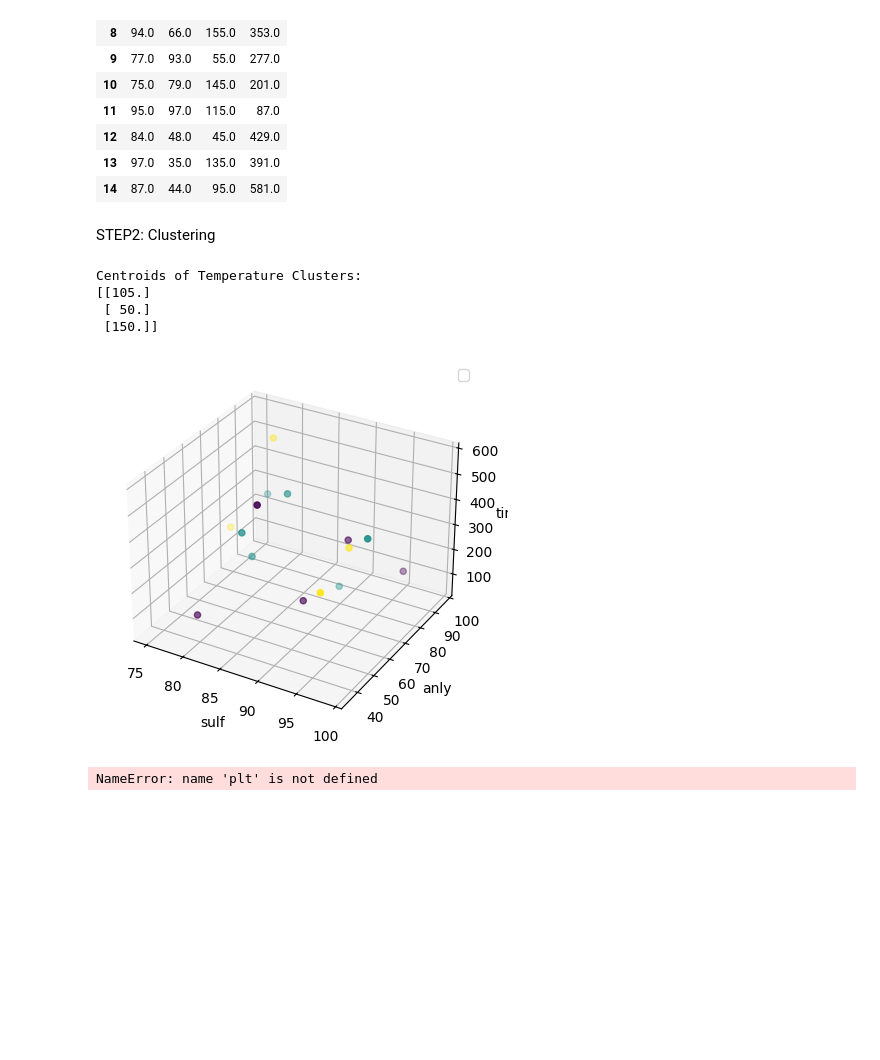
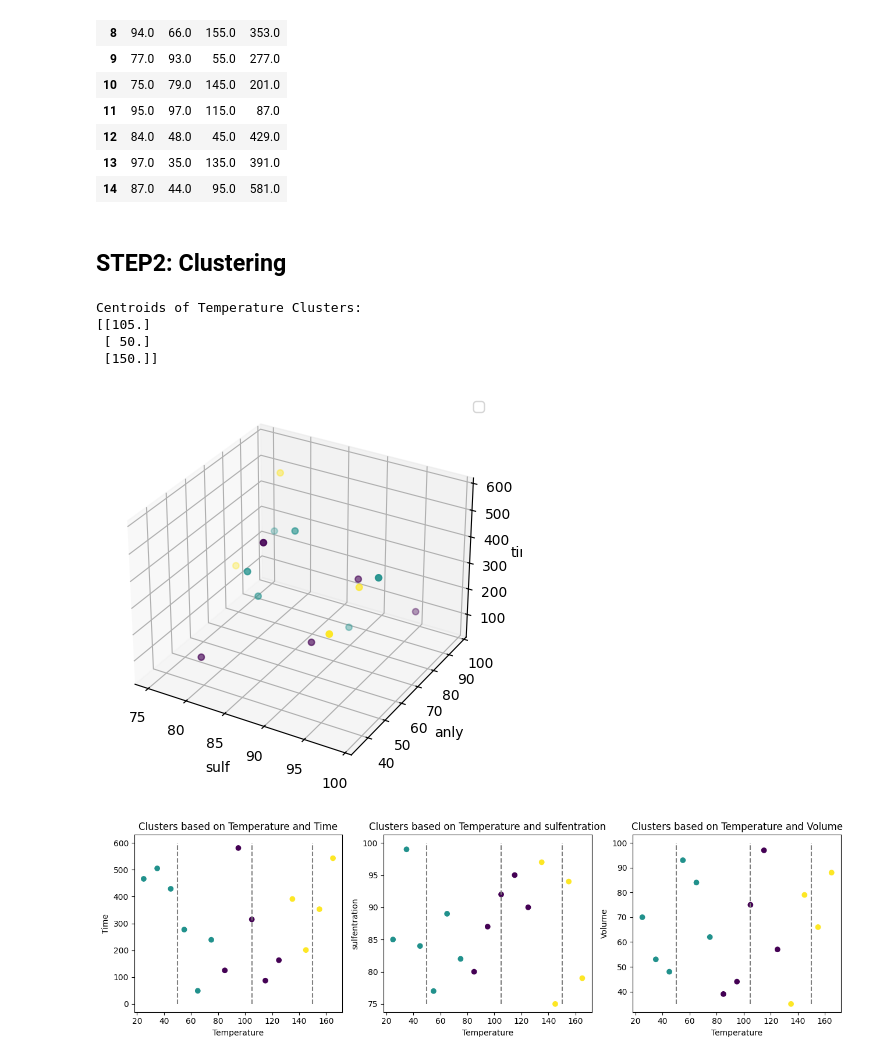
Before and after one commit to uwsunlab/BO-RFB, a Jupyter notebook: Sampling/PNNL_sampling.ipynb, the cells around one changed output. Cells and saved outputs as stored; diff of their text form; code cells hidden in the pictures; blank space fills up the shorter version.

```diff
--- a/Sampling/PNNL_sampling.ipynb
+++ b/Sampling/PNNL_sampling.ipynb
@@ -55,8 +54,8 @@ lhs_data
 | 12 | 84.0 | 48.0 | 45.0 | 429.0 |
 | 13 | 97.0 | 35.0 | 135.0 | 391.0 |
 | 14 | 87.0 | 44.0 | 95.0 | 581.0 |
-# %% [markdown]
-STEP2: Clustering
+# %% [markdown]
+## STEP2: Clustering
 # %%
 from sklearn.cluster import KMeans
 from sklearn.preprocessing import StandardScaler
@@ -91,61 +90,39 @@ Centroids of Temperature Clusters:
  [ 50.]
  [150.]]
 # %%
-fig = plt.figure()
-ax = fig.add_subplot(111, projection='3d')
+# Visualize the clusters
+fig = plt.figure(figsize=(5,5))
+ax = fig.add_subplot(111,projection='3d')
 
 # Plot the clustered data points
 ax.scatter(lhs_data['sulf'], lhs_data['anly'], lhs_data['time'], c=lhs_data['temp_cluster'], cmap='viridis', marker='o')
 
 # Plot the centroids
 #ax.scatter(centroids[:, 0], centroids[:, 1], centroids[:, 2], c='red', marker='X', s=200, label='Centroids')
 
 ax.set_xlabel('sulf')
 ax.set_ylabel('anly')
 ax.set_zlabel('time')
 ax.legend()
 plt.show()
+
+
+# 2D visualization of the clusters
+columns = ['time', 'sulf', 'anly']
+y_labels = ['Time', 'sulfentration', 'Volume']
+y_lims = [(0, 600), (75, 100), (35, 100)]
+
+fig = plt.figure(figsize=(13,4))
+for i, col in enumerate(columns):
+    plt.subplot(1, 3, i+1)
+    plt.scatter(lhs_data['temp'], lhs_data[col], c=lhs_data['temp_cluster'], cmap='viridis')
+    plt.vlines(centroids, y_lims[i][0], y_lims[i][1], color='tab:grey', linestyle='dashed')
+    plt.xlabel('Temperature')
+    plt.ylabel(y_labels[i])
+    plt.title(f'Clusters based on Temperature and {y_labels[i]}')
+
+plt.tight_layout()
+plt.show()
 # %% [output]
-[figure, old version]
+[figure, new version]
+[figure, added]
-# %%
-# # Visualize the clusters
-# fig = plt.figure(figsize=(15,4))
-
-# plt.subplot(1,3,1)
-# plt.scatter(lhs_data['temp'], lhs_data['time'], c=lhs_data['temp_cluster'], cmap='viridis')
-# plt.vlines(centroids,0,600, color = 'tab:grey',linestyle='dashed')
-# plt.xlabel('Temperature')
-# plt.ylabel('Time')
-# plt.title('Clusters based on Temperature')
-
-# plt.subplot(1,3,2)
-# plt.scatter(lhs_data['temp'], lhs_data['sulf'], c=lhs_data['temp_cluster'], cmap='viridis')
-# plt.vlines(centroids,75,100, color = 'tab:grey',linestyle='dashed')
-# plt.xlabel('Temperature')
-# plt.ylabel('sulfentration')
-# plt.title('Clusters based on Temperature')
-
-
-# plt.subplot(1,3,3)
-# plt.scatter(lhs_data['temp'], lhs_data['anly'], c=lhs_data['temp_cluster'], cmap='viridis')
-# plt.vlines(centroids,35,100, color = 'tab:grey',linestyle='dashed')
-# plt.xlabel('Temperature')
-# plt.ylabel('Volume')
-# plt.title('Clusters based on Temperature')
-
-# Loop through the columns to create subplots
-columns = ['time', 'sulf', 'anly']
-y_labels = ['Time', 'sulfentration', 'Volume']
-y_lims = [(0, 600), (75, 100), (35, 100)]
-
-for i, col in enumerate(columns):
-    plt.subplot(1, 3, i+1)
-    plt.scatter(lhs_data['temp'], lhs_data[col], c=lhs_data['temp_cluster'], cmap='viridis')
-    plt.vlines(centroids, y_lims[i][0], y_lims[i][1], color='tab:grey', linestyle='dashed')
-    plt.xlabel('Temperature')
-    plt.ylabel(y_labels[i])
-    plt.title(f'Clusters based on Temperature and {y_labels[i]}')
-
-plt.show()
-# %% [output]
-NameError: name 'plt' is not defined
```
Also changed, not shown: parts of 2 cells of this notebook.
